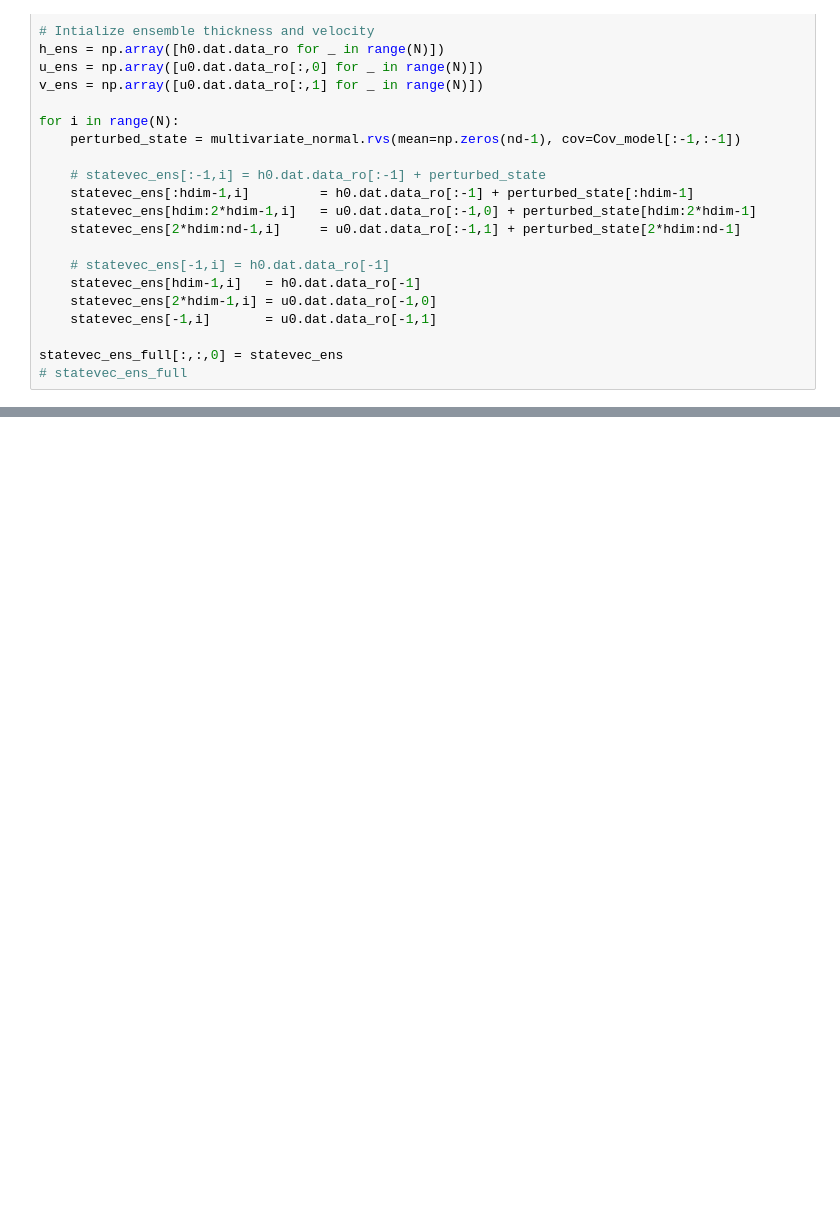
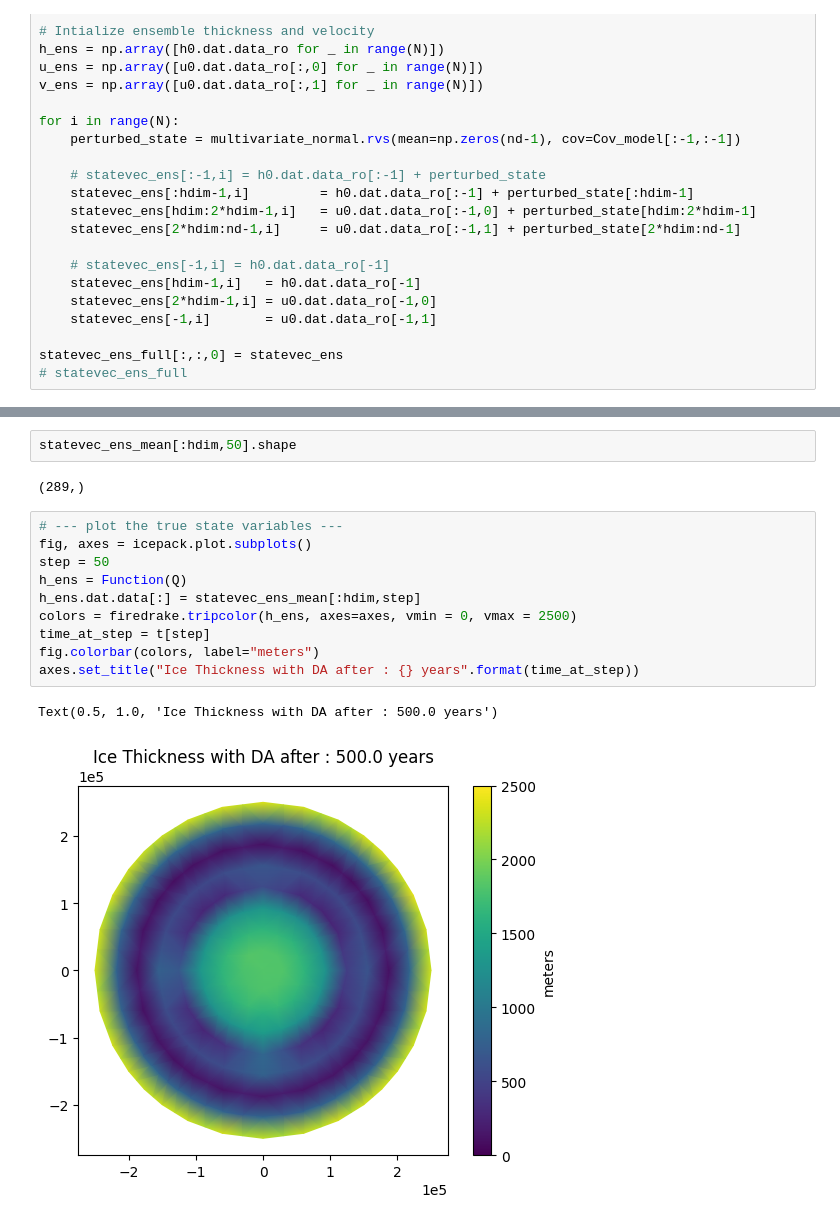
Before and after one commit to KYANJO/Data_assimilation_project, a Jupyter notebook: bin/python_wrapper.ipynb, the cells around one changed output, grey strips where cells are left out. Cells and saved outputs as stored; diff of their text form; blank space fills up the shorter version.

```diff
--- a/bin/python_wrapper.ipynb
+++ b/bin/python_wrapper.ipynb
@@ -657,0 +683,17 @@ Text(0, 0.5, 'velocity (m/yr)')
+# %%
+statevec_ens_mean[:hdim,50].shape
+# %% [output]
+(289,)
+# %%
+# --- plot the true state variables ---
+fig, axes = icepack.plot.subplots()
+step = 50
+h_ens = Function(Q)
+h_ens.dat.data[:] = statevec_ens_mean[:hdim,step]
+colors = firedrake.tripcolor(h_ens, axes=axes, vmin = 0, vmax = 2500)
+time_at_step = t[step]
+fig.colorbar(colors, label="meters")
+axes.set_title("Ice Thickness with DA after : {} years".format(time_at_step))
+# %% [output]
+Text(0.5, 1.0, 'Ice Thickness with DA after : 500.0 years')
+[figure, added]
```
Also changed, not shown: parts of 7 cells of this notebook.
